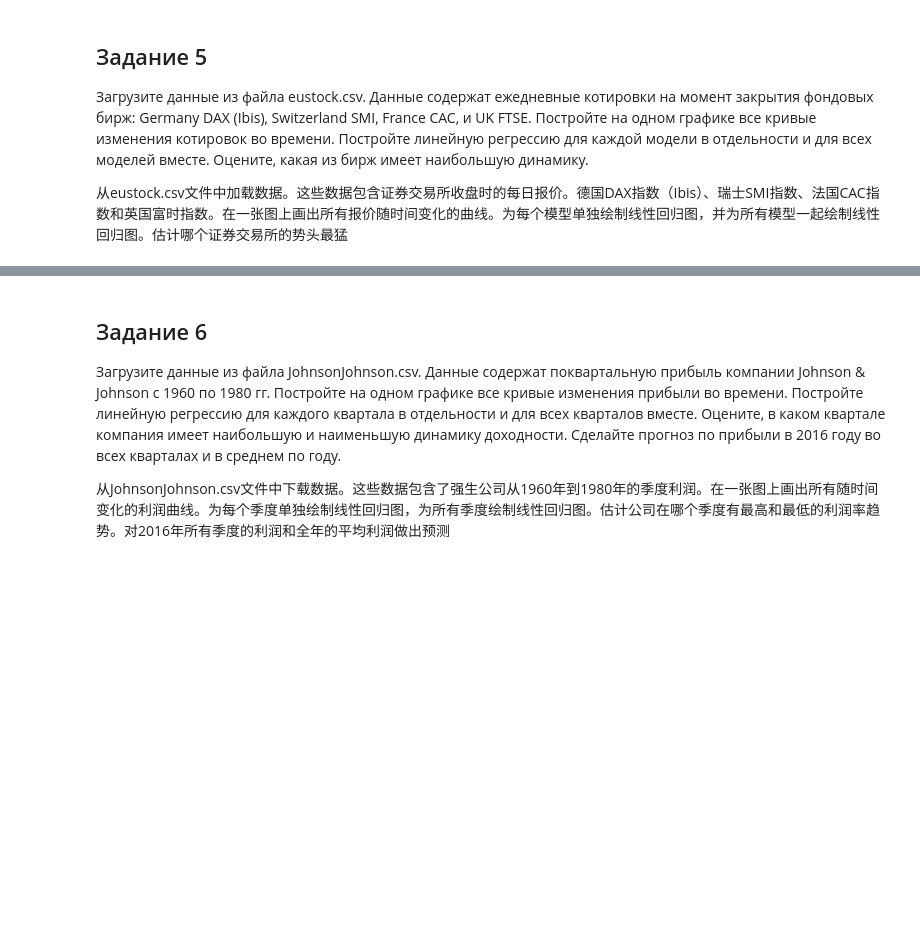
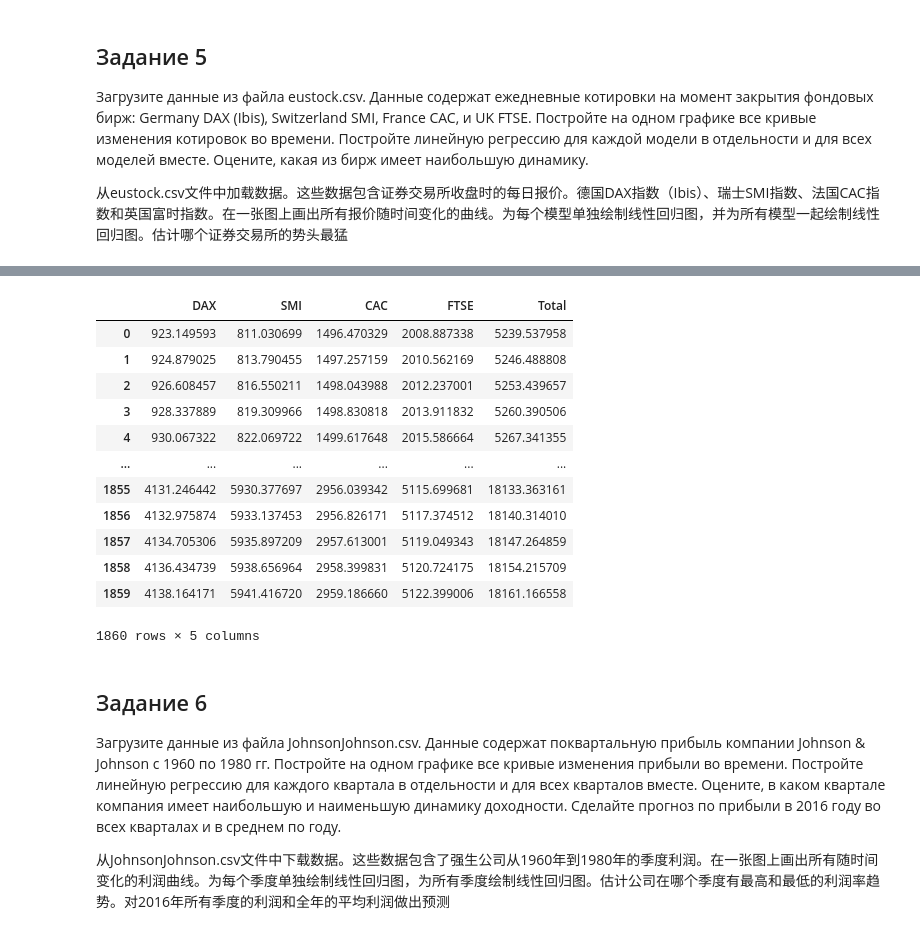
Before and after one commit to NekoSilverFox/Machine-learning, a Jupyter notebook: 150 - 回归算法 - SPbSTU - lab5/lab5 - 线性回归.ipynb, the cells around one changed output, grey strips where cells are left out. Drawn from its saved outputs; the diff is of its cells as text; code cells hidden in the pictures; blank space fills up the shorter version.

```diff
--- a/150 - 回归算法 - SPbSTU - lab5/lab5 - 线性回归.ipynb
+++ b/150 - 回归算法 - SPbSTU - lab5/lab5 - 线性回归.ipynb
@@ -323,3 +344,19 @@ x_train
+# %%
+df_pred
+# %% [output]
+|  | DAX | SMI | CAC | FTSE | Total |
+| 0 | 923.149593 | 811.030699 | 1496.470329 | 2008.887338 | 5239.537958 |
+| 1 | 924.879025 | 813.790455 | 1497.257159 | 2010.562169 | 5246.488808 |
+| 2 | 926.608457 | 816.550211 | 1498.043988 | 2012.237001 | 5253.439657 |
+| 3 | 928.337889 | 819.309966 | 1498.830818 | 2013.911832 | 5260.390506 |
+| 4 | 930.067322 | 822.069722 | 1499.617648 | 2015.586664 | 5267.341355 |
+| ... | ... | ... | ... | ... | ... |
+| 1855 | 4131.246442 | 5930.377697 | 2956.039342 | 5115.699681 | 18133.363161 |
+| 1856 | 4132.975874 | 5933.137453 | 2956.826171 | 5117.374512 | 18140.314010 |
+| 1857 | 4134.705306 | 5935.897209 | 2957.613001 | 5119.049343 | 18147.264859 |
+| 1858 | 4136.434739 | 5938.656964 | 2958.399831 | 5120.724175 | 18154.215709 |
+| 1859 | 4138.164171 | 5941.416720 | 2959.186660 | 5122.399006 | 18161.166558 |
+1860 rows × 5 columns
 # %% [markdown]
 ## Задание 6
 
```
Also changed, not shown: parts of 4 cells of this notebook.
